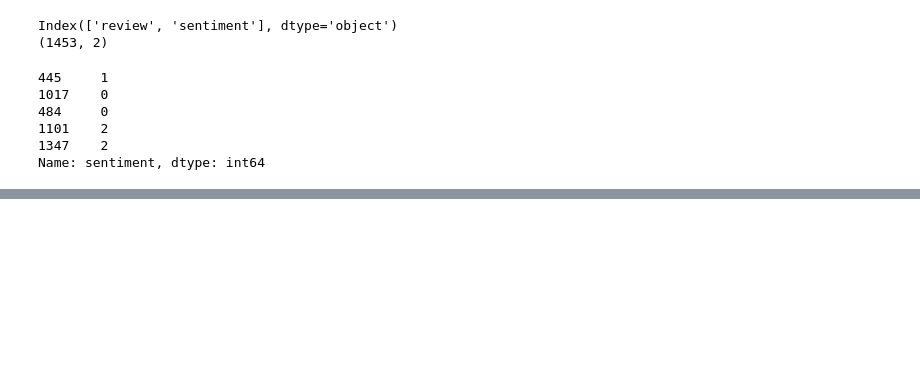
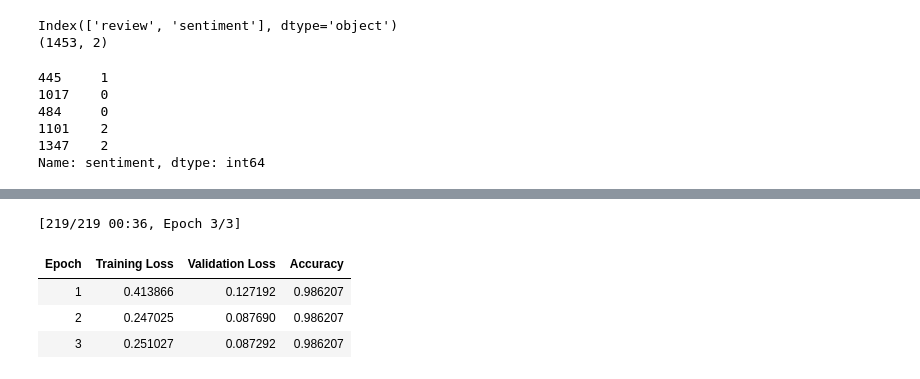
Before and after one commit to rohanpython9229-collab/Opinion_metrix_AI_Sentiment_Transformer, a Jupyter notebook: notebooks/03_model_training.ipynb, the cells around one changed output, grey strips where cells are left out. Saved outputs shown, nothing was run; the diff lists cells and outputs as text; code cells hidden in the pictures; blank space fills up the shorter version.

```diff
--- a/notebooks/03_model_training.ipynb
+++ b/notebooks/03_model_training.ipynb
@@ -119,0 +213,48 @@ Name: sentiment, dtype: int64
+# %%
+from transformers import TrainingArguments
+
+training_args = TrainingArguments(
+    output_dir="./distilbert-sentiment",
+    eval_strategy="epoch",
+    save_strategy="epoch",
+    learning_rate=2e-5,
+    per_device_train_batch_size=16,
+    per_device_eval_batch_size=16,
+    num_train_epochs=3,
+    weight_decay=0.01,
+    load_best_model_at_end=True,
+    metric_for_best_model="accuracy",
+    greater_is_better=True,
+    fp16=True,
+    logging_steps=20,
+    report_to="none"
+)
+# %%
+import numpy as np
+from sklearn.metrics import accuracy_score
+
+def compute_metrics(eval_pred):
+    logits, labels = eval_pred
+    predictions = np.argmax(logits, axis=-1)
+
+    return {
+        "accuracy": accuracy_score(labels, predictions)
+    }
+# %%
+from transformers import Trainer
+
+trainer = Trainer(
+    model=model,
+    args=training_args,
+    train_dataset=tokenized_dataset["train"],
+    eval_dataset=tokenized_dataset["validation"],
+    compute_metrics=compute_metrics
+)
+# %%
+train_result = trainer.train()
+# %% [output]
+[219/219 00:36, Epoch 3/3]
+| Epoch | Training Loss | Validation Loss | Accuracy |
+| 1 | 0.413866 | 0.127192 | 0.986207 |
+| 2 | 0.247025 | 0.087690 | 0.986207 |
+| 3 | 0.251027 | 0.087292 | 0.986207 |
```
Also changed, not shown: parts of 14 cells of this notebook.
